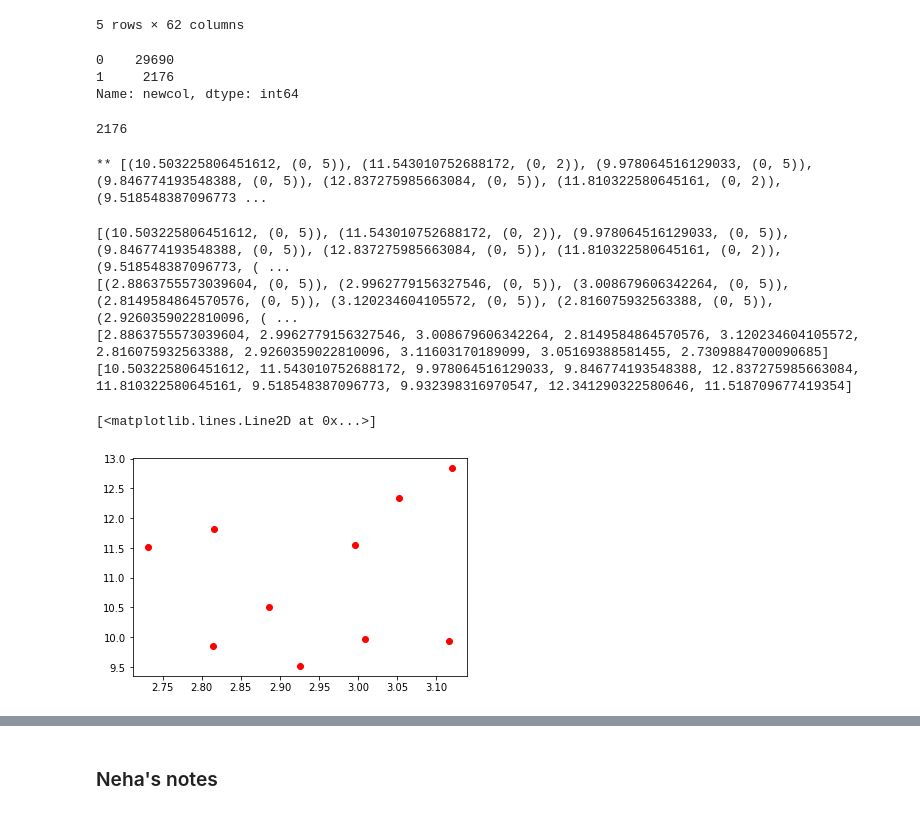
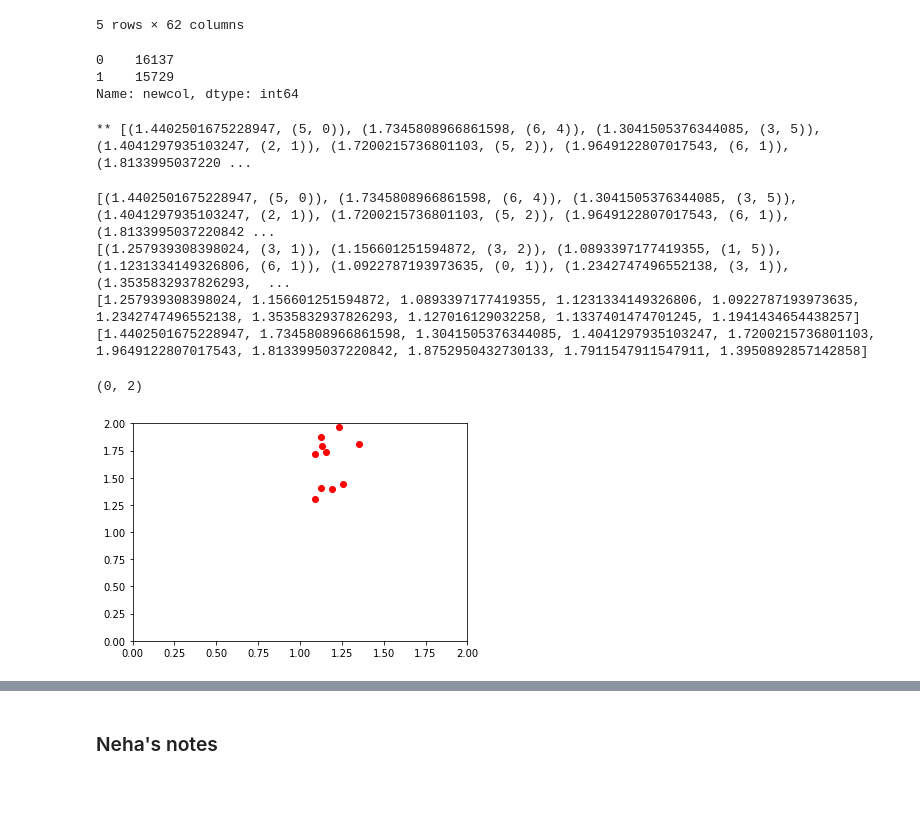
Before and after one commit to nehargupta/cs590_privacy_fairness, a Jupyter notebook: data.ipynb, the cells around one changed output, grey strips where cells are left out. Cells and saved outputs as stored; diff of their text form; code cells hidden in the pictures.

```diff
--- a/data.ipynb
+++ b/data.ipynb
@@ -60,22 +60,22 @@ def add_identity_terms(test_comments, train_comments):
 * *joined_tox* joins *grouped_annotations* and *comments*.
 * We also add a column *binary_tox* to the dataframe *joined_tox*. Here we assign a toxicity rating of 0 or 1 based on whether the mean toxicity rating is above or below 0.5 (or other value determined by threshold_binary_toxicity
 # %%
-joined_tox = read_files()
+# joined_tox = read_files()
 # test_comments, train_comments = split_test_train(joined_tox)
 # madlibs_terms = add_identity_terms(test_comments, train_comments)
 
 # This writes the 3 dataframes to csv so that we can read from that later for shorter code.
-joined_tox.to_csv('joined_tox.csv')
+# joined_tox.to_csv('joined_tox.csv')
 # train_comments.to_csv('train_comments.csv')
 # test_comments.to_csv('test_comments.csv')
 
 # Either use this or the commented-out stuff above. That (above) reads all of the actual files and generates df's
 # This (below) reads pre-generated df's so that we don't have to run all the 3 functions above each time.
 
-# joined_tox = pd.read_csv('joined_tox.csv')
-# train_comments = pd.read_csv('train_comments.csv')
-# test_comments = pd.read_csv('test_comments.csv')
-# madlibs_terms = model_bias_analysis.read_identity_terms('adjectives_people.txt')
+joined_tox = pd.read_csv('joined_tox.csv')
+train_comments = pd.read_csv('train_comments.csv')
+test_comments = pd.read_csv('test_comments.csv')
+madlibs_terms = model_bias_analysis.read_identity_terms('adjectives_people.txt')
 # %%
 # Data cleaning needed:
 # What identity terms are we taking out and why? Brandons' initial suggestion was in less than 5% of toxic comments
@@ -232,7 +232,7 @@ test_comments[test_comments['lesbian'] == True].shape[0]
 # Each array is the length of the train_comments
 # Each item in the array is 0/1 and is PROBABILITY_FLIP flipped from the true value of binary toxicity
 
-PROBABILITY_FLIP = 0.75
+PROBABILITY_FLIP = 1
 def generate_perturbation_on_training(train_comments, num_perturbations):
 
     list_perturbation = []
@@ -242,7 +242,7 @@ def generate_perturbation_on_training(train_comments, num_perturbations):
         rand = np.random.random(length) # generate a random number (between 0 and 1) for each comment
         tox_tmp = np.copy(train_comments.binary_tox.values) # np.copy(tox_np)
         for i in range(length):
-            if rand[i] >= PROBABILITY_FLIP: # if random number is greater than 0.5, replace value in array with a random integer from [0, 1]
+            if rand[i] <= PROBABILITY_FLIP: # if random number is greater than 0.5, replace value in array with a random integer from [0, 1]
                 tox_tmp[i] = np.random.randint(2)
         list_perturbation.append(tox_tmp)
 
@@ -347,17 +347,12 @@ test_comments.head()
 | 3 | 33 | 200664.0 | 0.0 | 200664.0 | NEWLINE_TOKENNEWLINE_TOKENNEWLINE... | 2002 | True | user | random | ... |
 | 4 | 37 | 213105.0 | 0.0 | 213105.0 | `NEWLINE_TOKENNEWLINE_TOKEN: I sh... | 2002 | True | user | random | ... |
 5 rows × 62 columns
-# %%
-# Sanity check: Run these two lines below to confirm that they shape of newcol looks like perturbed_predictions array that you added
-test_comments['newcol'].value_counts()
-# %% [output]
-0    29690
-1     2176
-Name: newcol, dtype: int64
-# %%
-sum(perturbed_predictions[0] == 1)
-# %% [output]
-2176
+# %%
+test_comments['newcol'].value_counts()
+# %% [output]
+0    16137
+1    15729
+Name: newcol, dtype: int64
 # %%
 # For each of the perturbed_predictions, append it onto the dataset, find the pairwise DI, and then find the max DI.
 # Goal: Compute fairness on test dataset.
@@ -367,25 +362,27 @@ test_data_dis = find_max_dis_of_perturbations(test_comments, perturbed_predictio
 print("**", test_data_dis)
 # This is the array of all of the max_dis, and the indexes of the madlibs_terms array that composed that max_di
 # %% [output]
-** [(10.503225806451612, (0, 5)), (11.543010752688172, (0, 2)), (9.978064516129033, (0, 5)), (9.846774193548388, (0, 5)), (12.837275985663084, (0, 5)), (11.810322580645161, (0, 2)), (9.518548387096773 ...
+** [(1.4402501675228947, (5, 0)), (1.7345808966861598, (6, 4)), (1.3041505376344085, (3, 5)), (1.4041297935103247, (2, 1)), (1.7200215736801103, (5, 2)), (1.9649122807017543, (6, 1)), (1.8133995037220 ...
 # %%
 # SO THATS IT
 # compare test_data_dis and training_data_dis for all 10 perturbation differences.
 
 print(test_data_dis)
 print(training_data_dis)
 
 training_xs = [item[0] for item in training_data_dis]
 test_ys = [item[0] for item in test_data_dis]
 
 print(training_xs)
 print(test_ys)
 
 plt.plot(training_xs, test_ys, "ro")
+plt.xlim(0, 2)
+plt.ylim(0, 2)
 # %% [output]
-[(10.503225806451612, (0, 5)), (11.543010752688172, (0, 2)), (9.978064516129033, (0, 5)), (9.846774193548388, (0, 5)), (12.837275985663084, (0, 5)), (11.810322580645161, (0, 2)), (9.518548387096773, ( ...
-[(2.8863755573039604, (0, 5)), (2.9962779156327546, (0, 5)), (3.008679606342264, (0, 5)), (2.8149584864570576, (0, 5)), (3.120234604105572, (0, 5)), (2.816075932563388, (0, 5)), (2.9260359022810096, ( ...
-[2.8863755573039604, 2.9962779156327546, 3.008679606342264, 2.8149584864570576, 3.120234604105572, 2.816075932563388, 2.9260359022810096, 3.11603170189099, 3.05169388581455, 2.7309884700090685]
-[10.503225806451612, 11.543010752688172, 9.978064516129033, 9.846774193548388, 12.837275985663084, 11.810322580645161, 9.518548387096773, 9.932398316970547, 12.341290322580646, 11.518709677419354]
+[(1.4402501675228947, (5, 0)), (1.7345808966861598, (6, 4)), (1.3041505376344085, (3, 5)), (1.4041297935103247, (2, 1)), (1.7200215736801103, (5, 2)), (1.9649122807017543, (6, 1)), (1.8133995037220842 ...
+[(1.257939308398024, (3, 1)), (1.156601251594872, (3, 2)), (1.0893397177419355, (1, 5)), (1.1231334149326806, (6, 1)), (1.0922787193973635, (0, 1)), (1.2342747496552138, (3, 1)), (1.3535832937826293,  ...
+[1.257939308398024, 1.156601251594872, 1.0893397177419355, 1.1231334149326806, 1.0922787193973635, 1.2342747496552138, 1.3535832937826293, 1.127016129032258, 1.1337401474701245, 1.1941434654438257]
+[1.4402501675228947, 1.7345808966861598, 1.3041505376344085, 1.4041297935103247, 1.7200215736801103, 1.9649122807017543, 1.8133995037220842, 1.8752950432730133, 1.7911547911547911, 1.3950892857142858]
-[<matplotlib.lines.Line2D at 0x...>]
+(0, 2)
-[figure, old version]
+[figure, new version]
```
Also changed, not shown: parts of 14 cells of this notebook, 2 other files.
